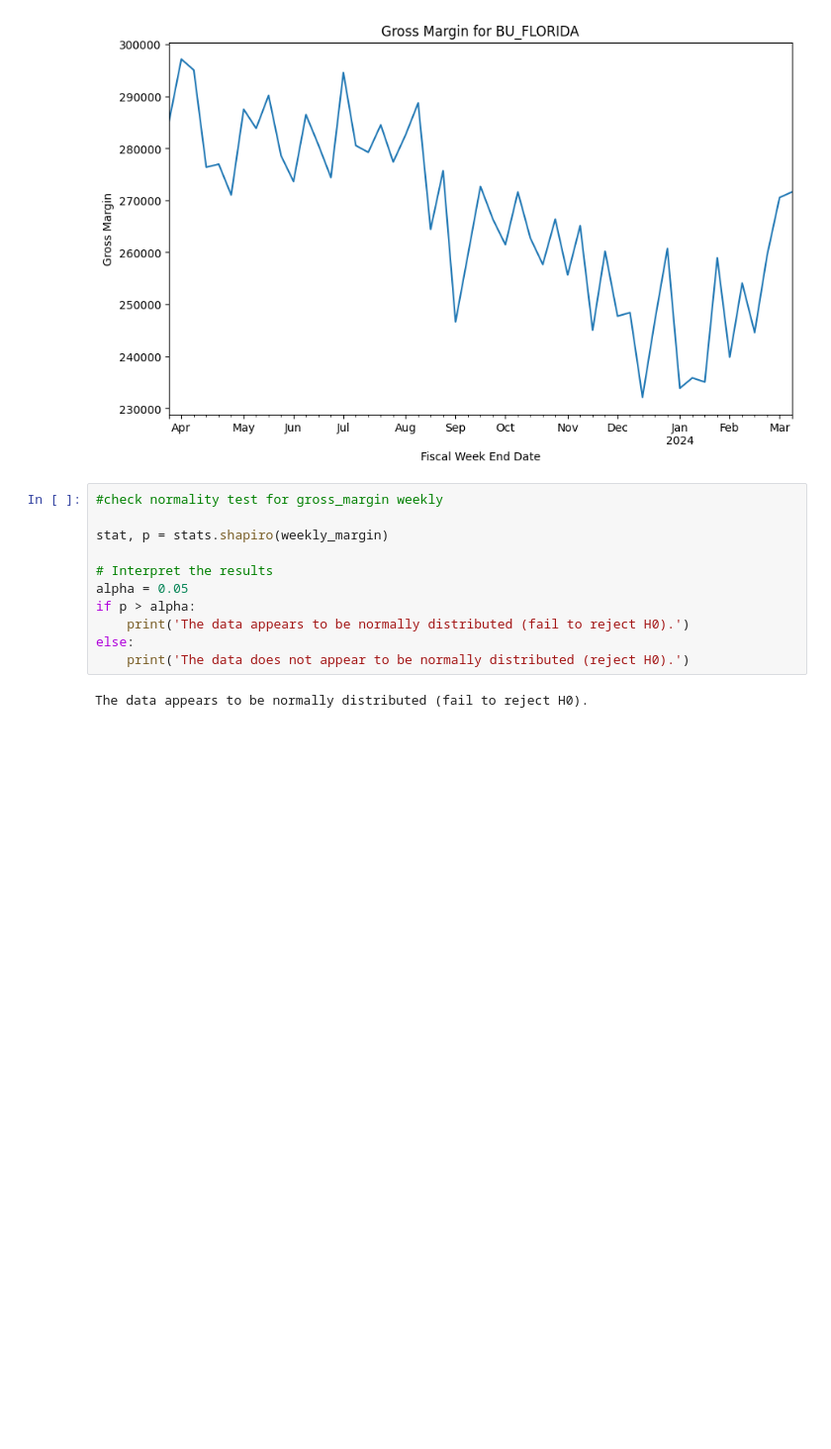
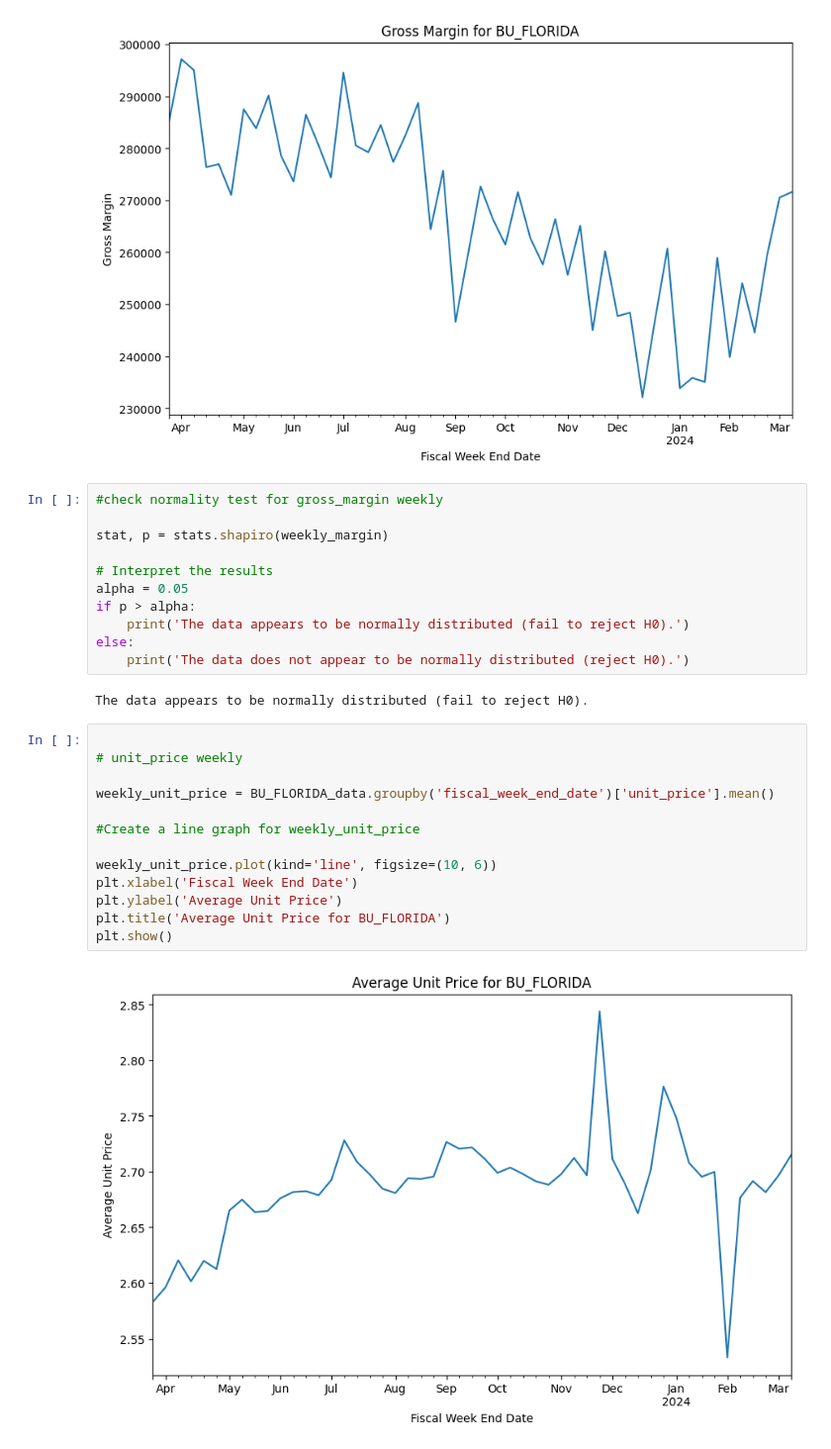
Before and after one commit to MariamAmmar/6644_Final_Project, a Jupyter notebook: BU_Florida.ipynb, the cells around one changed output. Shown: that part at 99% size. Cells and saved outputs as stored; diff of their text form; blank space fills up the shorter version.

```diff
--- a/BU_Florida.ipynb
+++ b/BU_Florida.ipynb
@@ -614,3 +614,18 @@ else:
     print('The data does not appear to be normally distributed (reject H0).')
 # %% [output]
 The data appears to be normally distributed (fail to reject H0).
+# %%
+
+# unit_price weekly
+
+weekly_unit_price = BU_FLORIDA_data.groupby('fiscal_week_end_date')['unit_price'].mean()
+
+#Create a line graph for weekly_unit_price
+
+weekly_unit_price.plot(kind='line', figsize=(10, 6))
+plt.xlabel('Fiscal Week End Date')
+plt.ylabel('Average Unit Price')
+plt.title('Average Unit Price for BU_FLORIDA')
+plt.show()
+# %% [output]
+[figure, added]
```
Also changed, not shown: parts of 12 cells of this notebook.
